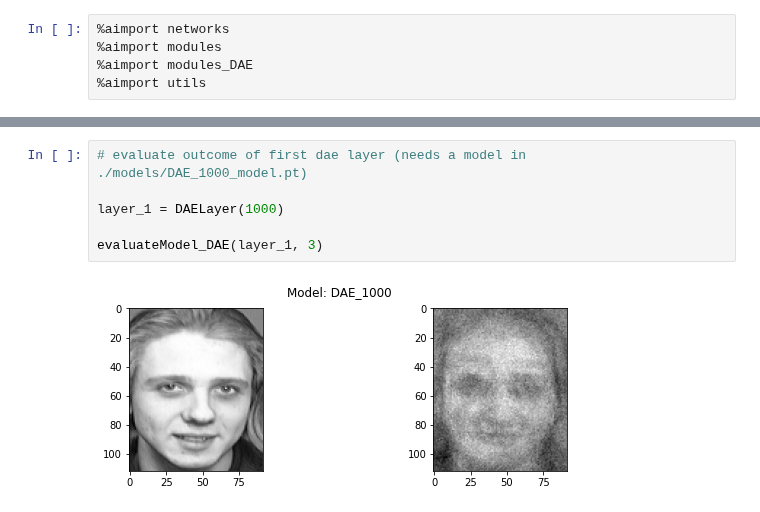
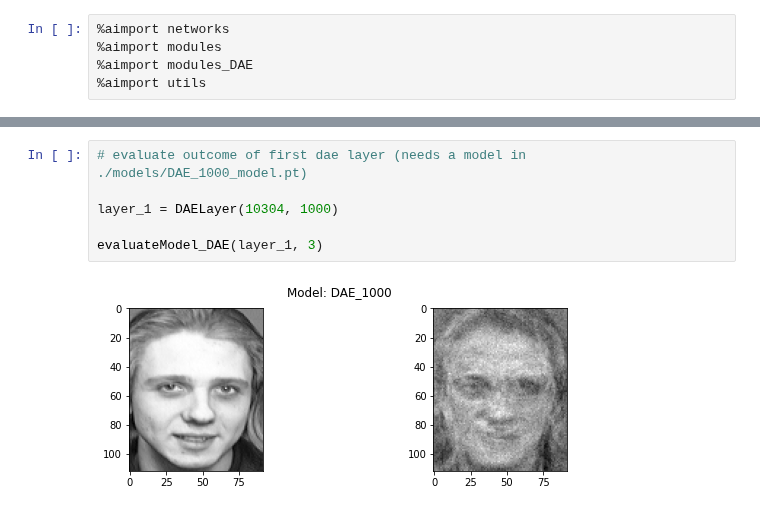
Before and after one commit to omgwenxx/machine_learning, a Jupyter notebook: assignment3/app/template.ipynb, the cells around one changed output, grey strips where cells are left out. Saved outputs shown, nothing was run; the diff lists cells and outputs as text.

```diff
--- a/assignment3/app/template.ipynb
+++ b/assignment3/app/template.ipynb
@@ -41,11 +41,11 @@ KeyboardInterrupt:
 # %%
 # evaluate outcome of first dae layer (needs a model in ./models/DAE_1000_model.pt)
 
-layer_1 = DAELayer(1000)
+layer_1 = DAELayer(10304, 1000)
 
 evaluateModel_DAE(layer_1, 3)
 # %% [output]
-[figure, old version]
+[figure, new version]
 # %%
 # train second dae layer with dae1000 preprocessed imgs
 
```
Also changed, not shown: parts of 13 cells of this notebook, 4 other files.
